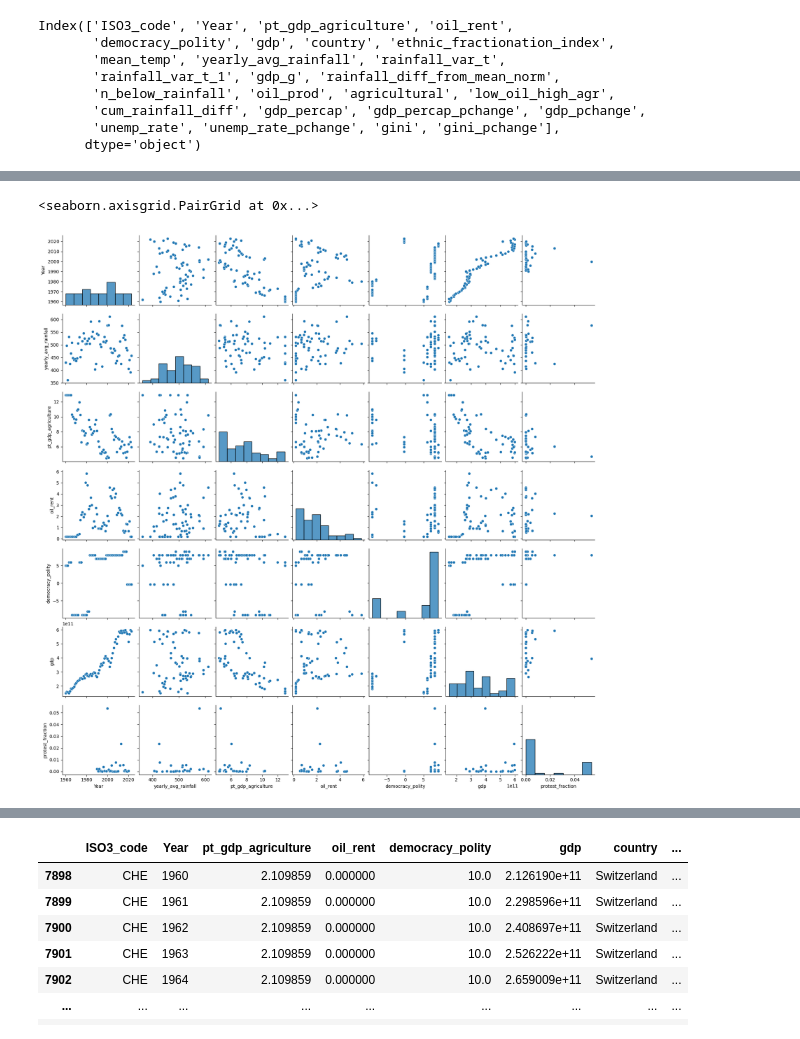
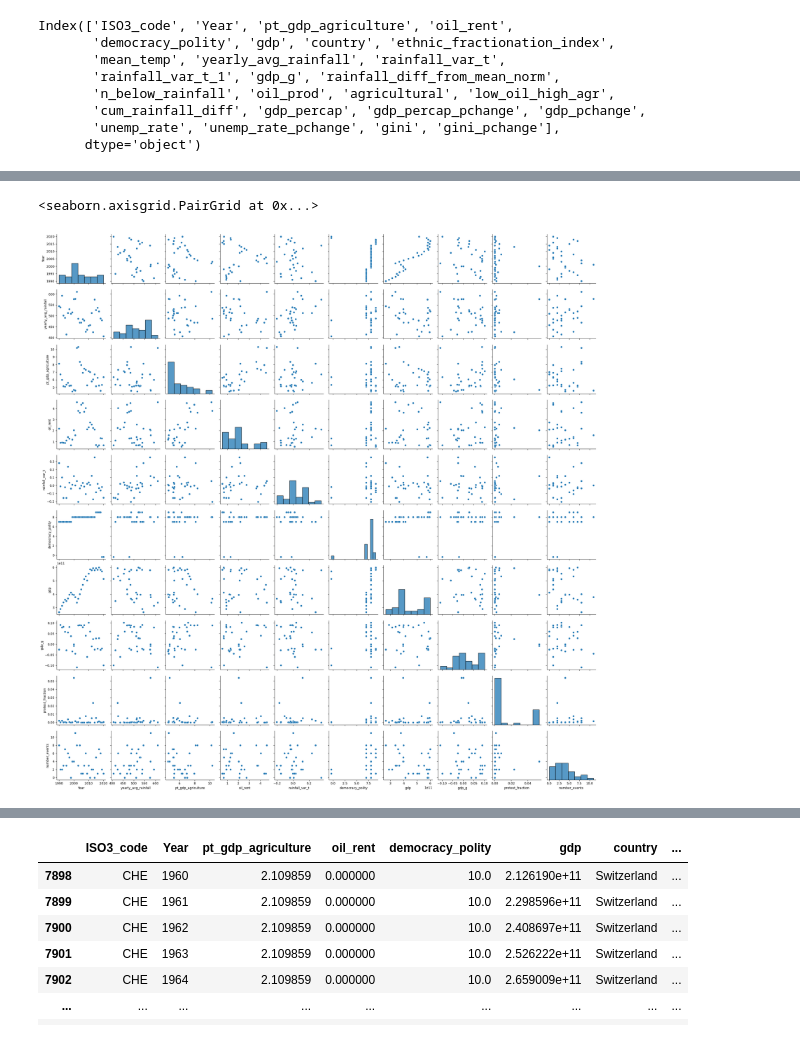
Before and after one commit to ebelchio12/nature-and-conflicts, a Jupyter notebook: 02_dataset/merge dataframes.ipynb, the cells around one changed output, grey strips where cells are left out. Drawn from its saved outputs; the diff is of its cells as text; code cells hidden in the pictures.

```diff
--- a/02_dataset/merge dataframes.ipynb
+++ b/02_dataset/merge dataframes.ipynb
@@ -8,7 +8,7 @@ import seaborn as sns
 
 rainfall = pd.read_csv("../01_exploratory_data_analysis/rainfall/dataset_rainfall.csv")
 unemp = pd.read_csv("gdp_unemployment/gdppcap unemp and gini.csv")
-protest = pd.read_csv("protests/yearly_protest_data.csv")
+protest = pd.read_csv("../01_exploratory_data_analysis/demonstrations/yearly_protest_data.csv")
 # %%
 rainfall.columns
 # %% [output]
@@ -202,10 +211,10 @@ sns.pairplot(georgia[feats])
 # %%
 country = fulldf[fulldf['country'] == 'Argentina']
-feats = ['Year', 'yearly_avg_rainfall', 'pt_gdp_agriculture', 'oil_rent', 'democracy_polity', 'gdp', 'protest_fraction']
+feats = ['Year', 'yearly_avg_rainfall', 'pt_gdp_agriculture', 'oil_rent', 'rainfall_var_t','democracy_polity', 'gdp', 'gdp_g','protest_fraction', 'number_events']
 
-sns.pairplot(country[feats])
+sns.pairplot(country[feats].dropna())
 # %% [output]
 <seaborn.axisgrid.PairGrid at 0x...>
-[figure, old version]
+[figure, new version]
 # %%
 country = fulldf[fulldf['ISO3_code'] == 'BRA']
```
Also changed, not shown: parts of 8 cells of this notebook, 4 other files.
